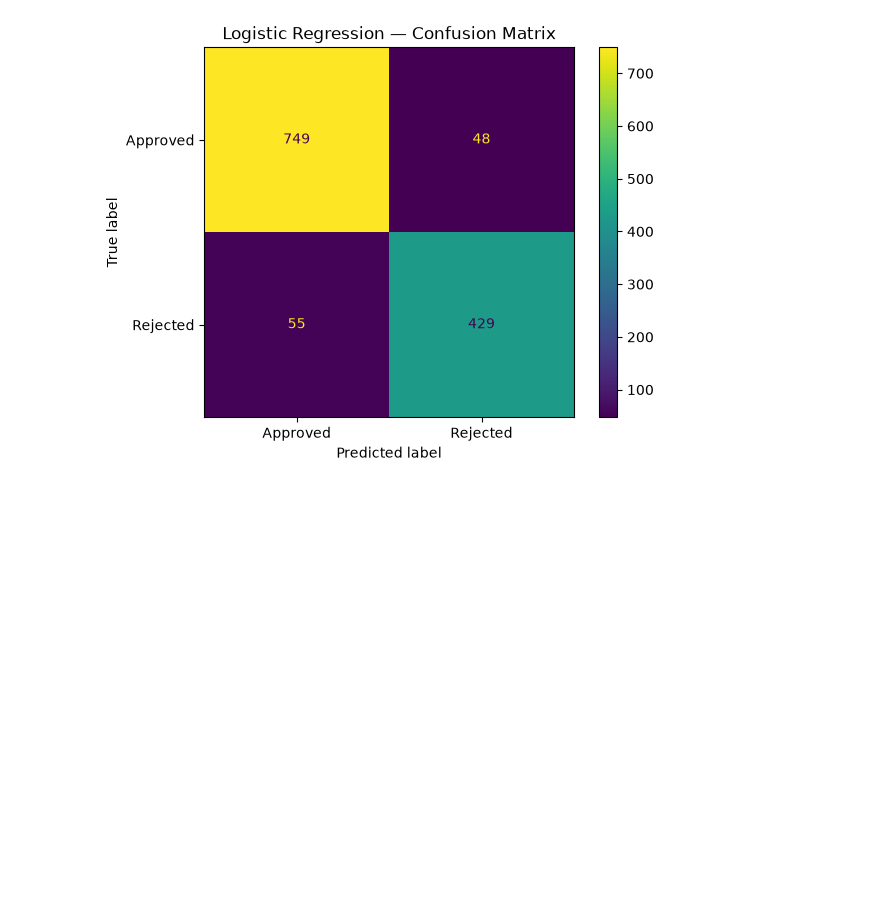
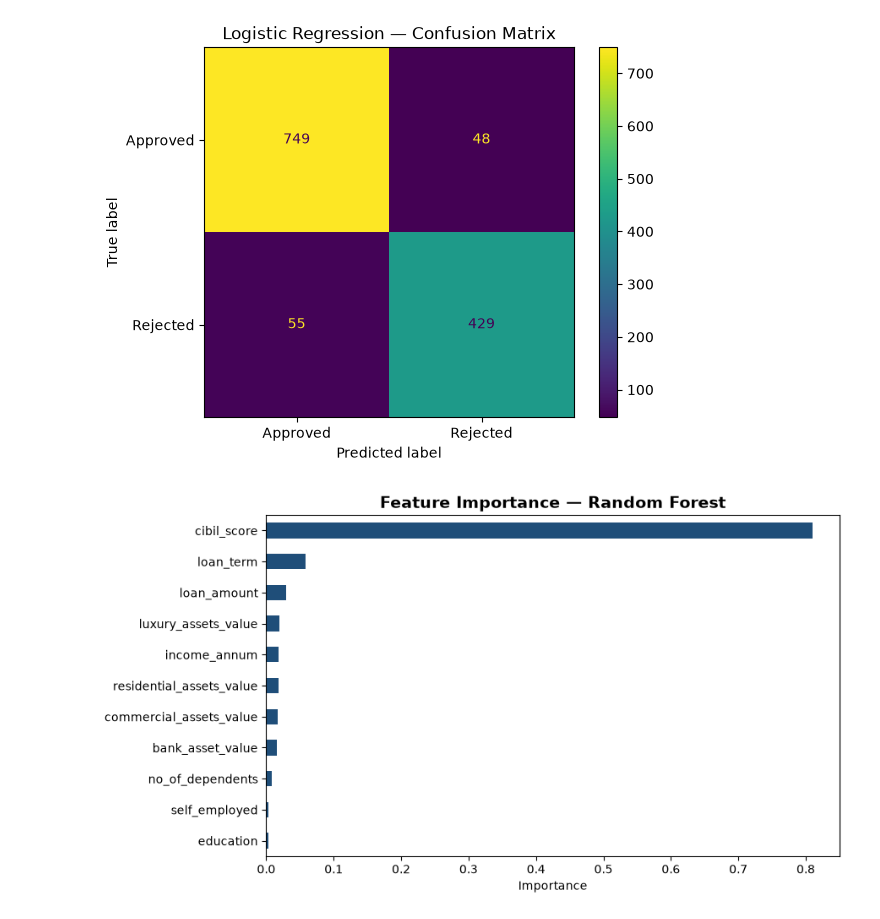
Before and after one commit to Mo1Halem/DEPI_ML, a Jupyter notebook: Predicting Loan Approval/Predicting Loan Approval.ipynb, the cells around one changed output. Saved outputs shown, nothing was run; the diff lists cells and outputs as text; code cells hidden in the pictures; blank space fills up the shorter version.

```diff
--- a/Predicting Loan Approval/Predicting Loan Approval.ipynb
+++ b/Predicting Loan Approval/Predicting Loan Approval.ipynb
@@ -272,3 +273,19 @@ plt.title("Logistic Regression — Confusion Matrix")
 plt.show()
 # %% [output]
 [figure]
+# %%
+import pandas as pd
+import matplotlib.pyplot as plt
+
+best_rf = grid_rf.best_estimator_
+importances = pd.Series(best_rf.feature_importances_, index=X_train.columns).sort_values()
+
+plt.figure(figsize=(9, 5))
+importances.plot(kind="barh", color="#1f4e79")
+plt.title("Feature Importance — Random Forest", fontsize=14, weight="bold")
+plt.xlabel("Importance")
+plt.tight_layout()
+plt.savefig("feature_importance.png", dpi=300, bbox_inches="tight")
+plt.show()
+# %% [output]
+[figure, added]
```
Also changed, not shown: parts of 2 cells of this notebook.
